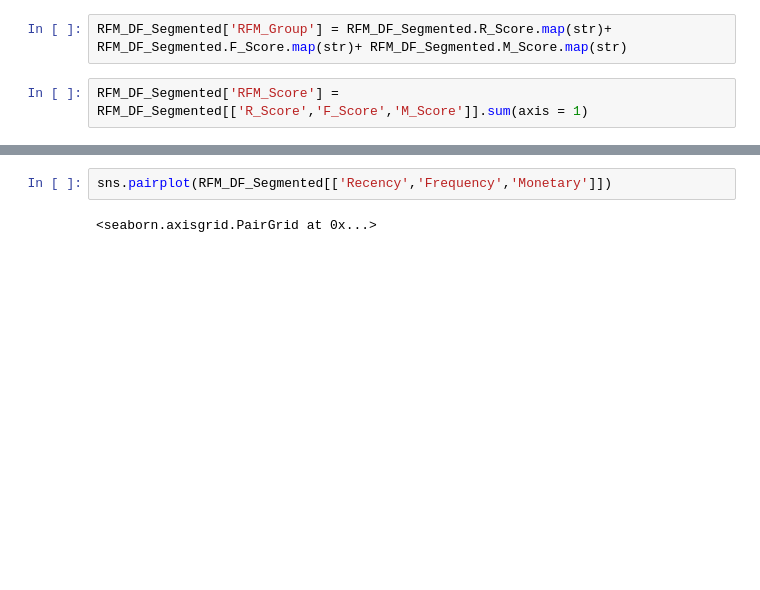
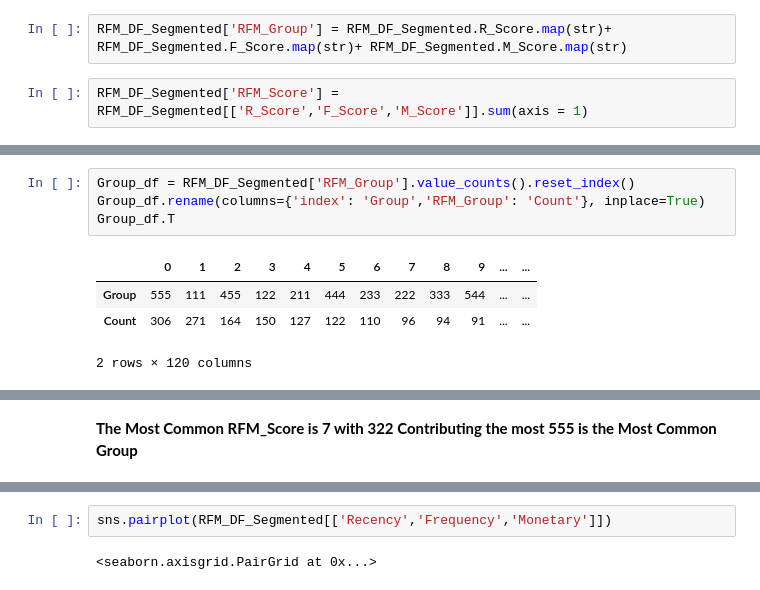
Before and after one commit to SaamarthMeston/Capstone-Project-4-Online-Retail-, a Jupyter notebook: Capstone_Project_4(Online_Retail).ipynb, the cells around one changed output, grey strips where cells are left out. Saved outputs shown, nothing was run; the diff lists cells and outputs as text; blank space fills up the shorter version.

```diff
--- a/Capstone_Project_4(Online_Retail).ipynb
+++ b/Capstone_Project_4(Online_Retail).ipynb
@@ -424,0 +539,9 @@ Name: RFM_Score, dtype: int64
+# %%
+Group_df = RFM_DF_Segmented['RFM_Group'].value_counts().reset_index()
+Group_df.rename(columns={'index': 'Group','RFM_Group': 'Count'}, inplace=True)
+Group_df.T
+# %% [output]
+|  | 0 | 1 | 2 | 3 | 4 | 5 | 6 | 7 | 8 | 9 | ... | ... |
+| Group | 555 | 111 | 455 | 122 | 211 | 444 | 233 | 222 | 333 | 544 | ... | ... |
+| Count | 306 | 271 | 164 | 150 | 127 | 122 | 110 | 96 | 94 | 91 | ... | ... |
+2 rows × 120 columns
@@ -424,0 +549,2 @@ Name: RFM_Score, dtype: int64
+# %% [markdown]
+**The Most Common RFM_Score is 7 with 322 Contributing the most 555 is the Most Common Group**
```
Also changed, not shown: parts of 20 cells of this notebook.
